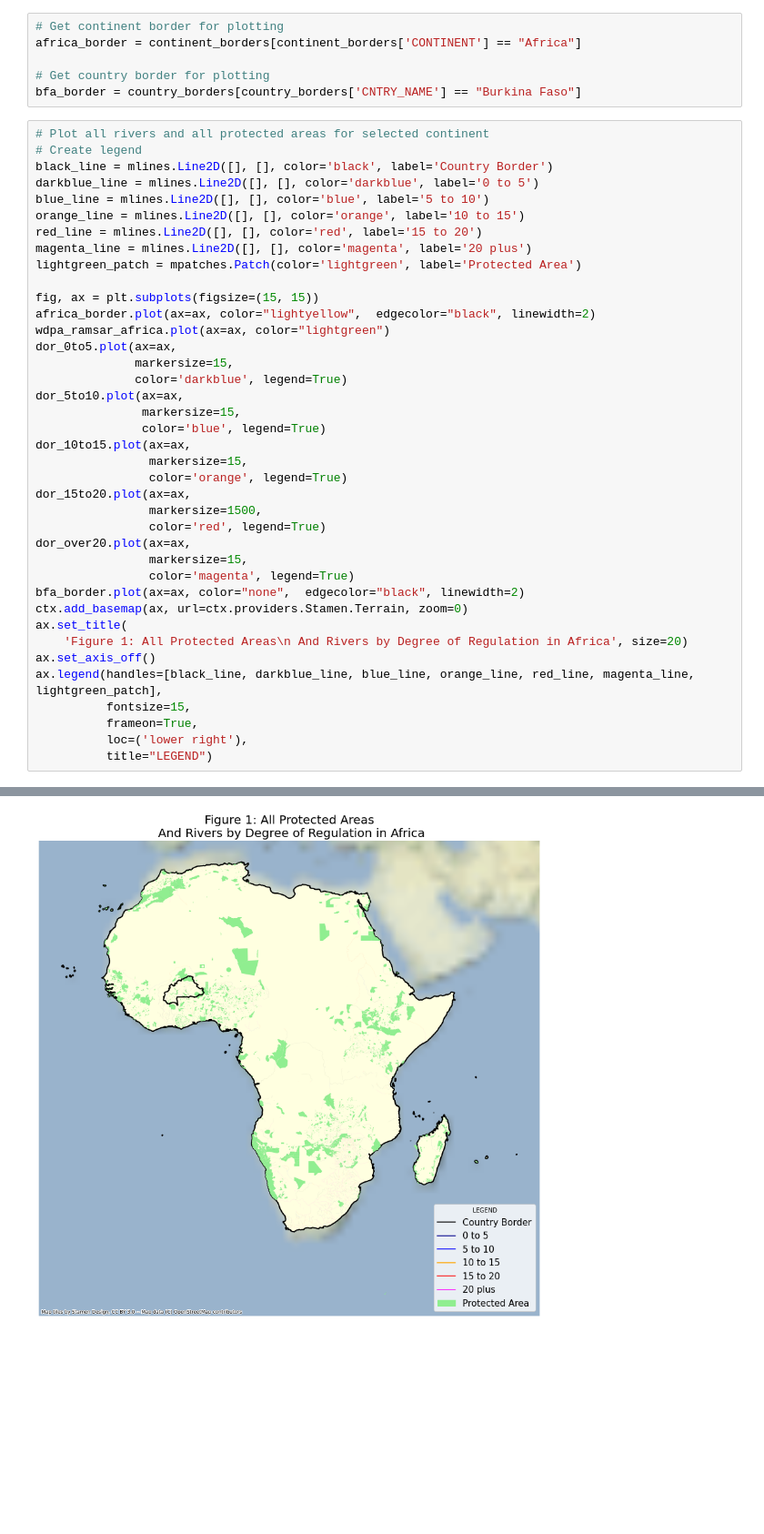
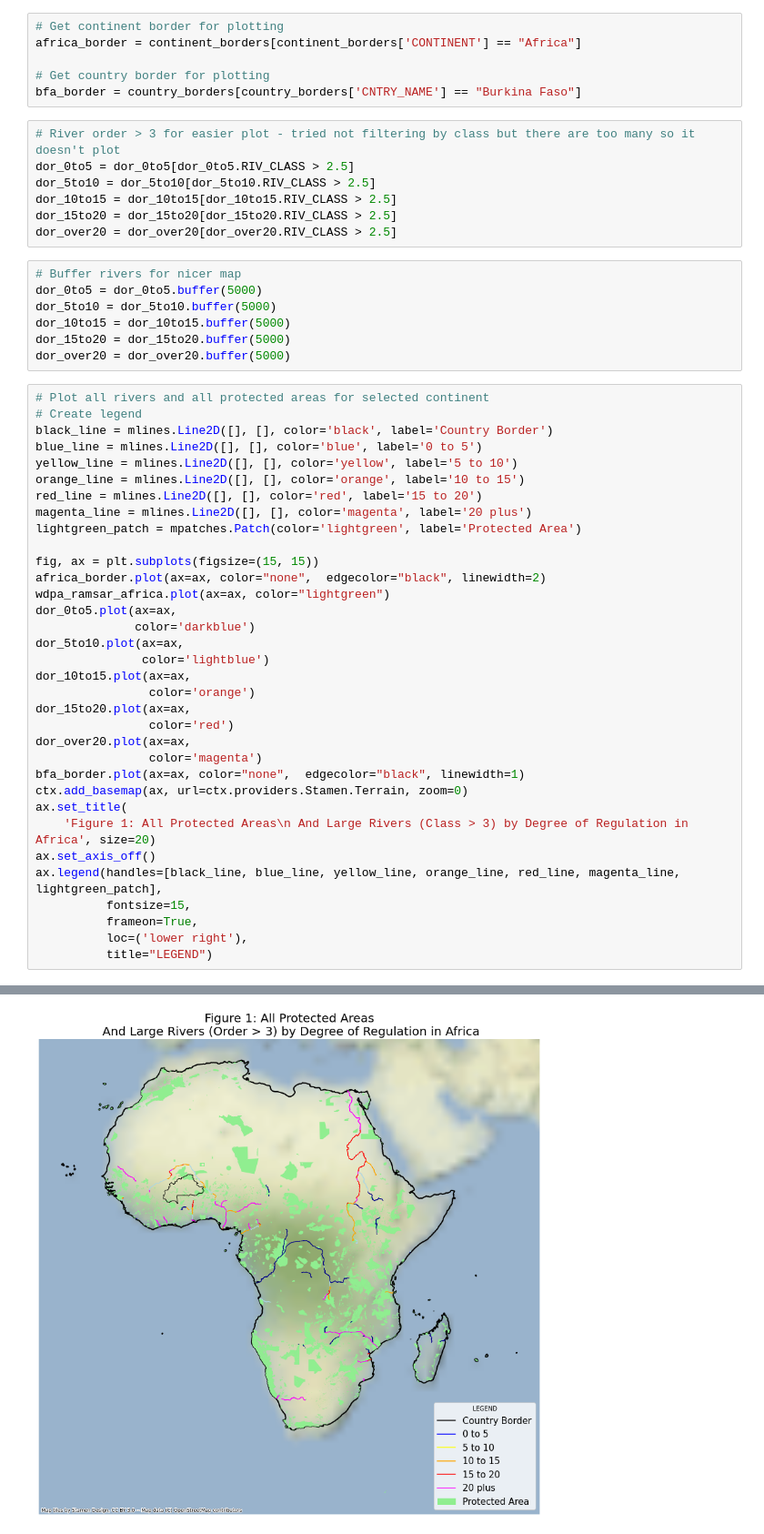
Before and after one commit to lherwehe/global-dam-impacts, a Jupyter notebook: exploration-notebooks/dam-impacts-on-protected-areas-visualization.ipynb, the cells around one changed output, grey strips where cells are left out. Shown: that part at 91% size. Drawn from its saved outputs; the diff is of its cells as text; blank space fills up the shorter version.

```diff
--- a/exploration-notebooks/dam-impacts-on-protected-areas-visualization.ipynb
+++ b/exploration-notebooks/dam-impacts-on-protected-areas-visualization.ipynb
@@ -362,48 +344,57 @@ africa_border = continent_borders[continent_borders['CONTINENT'] == "Africa"]
 
 # Get country border for plotting
 bfa_border = country_borders[country_borders['CNTRY_NAME'] == "Burkina Faso"]
+# %%
+# River order > 3 for easier plot - tried not filtering by class but there are too many so it doesn't plot
+dor_0to5 = dor_0to5[dor_0to5.RIV_CLASS > 2.5]
+dor_5to10 = dor_5to10[dor_5to10.RIV_CLASS > 2.5]
+dor_10to15 = dor_10to15[dor_10to15.RIV_CLASS > 2.5]
+dor_15to20 = dor_15to20[dor_15to20.RIV_CLASS > 2.5]
+dor_over20 = dor_over20[dor_over20.RIV_CLASS > 2.5]
+# %%
+# Buffer rivers for nicer map
+dor_0to5 = dor_0to5.buffer(5000)
+dor_5to10 = dor_5to10.buffer(5000)
+dor_10to15 = dor_10to15.buffer(5000)
+dor_15to20 = dor_15to20.buffer(5000)
+dor_over20 = dor_over20.buffer(5000)
 # %%
 # Plot all rivers and all protected areas for selected continent
 # Create legend
 black_line = mlines.Line2D([], [], color='black', label='Country Border')
-darkblue_line = mlines.Line2D([], [], color='darkblue', label='0 to 5')
-blue_line = mlines.Line2D([], [], color='blue', label='5 to 10')
+blue_line = mlines.Line2D([], [], color='blue', label='0 to 5')
+yellow_line = mlines.Line2D([], [], color='yellow', label='5 to 10')
 orange_line = mlines.Line2D([], [], color='orange', label='10 to 15')
 red_line = mlines.Line2D([], [], color='red', label='15 to 20')
 magenta_line = mlines.Line2D([], [], color='magenta', label='20 plus')
 lightgreen_patch = mpatches.Patch(color='lightgreen', label='Protected Area')
 
 fig, ax = plt.subplots(figsize=(15, 15))
-africa_border.plot(ax=ax, color="lightyellow",  edgecolor="black", linewidth=2)
+africa_border.plot(ax=ax, color="none",  edgecolor="black", linewidth=2)
 wdpa_ramsar_africa.plot(ax=ax, color="lightgreen")
 dor_0to5.plot(ax=ax,
-              markersize=15,
-              color='darkblue', legend=True)
+              color='darkblue')
 dor_5to10.plot(ax=ax,
-               markersize=15,
-               color='blue', legend=True)
+               color='lightblue')
 dor_10to15.plot(ax=ax,
-                markersize=15,
-                color='orange', legend=True)
+                color='orange')
 dor_15to20.plot(ax=ax,
-                markersize=1500,
-                color='red', legend=True)
+                color='red')
 dor_over20.plot(ax=ax,
-                markersize=15,
-                color='magenta', legend=True)
-bfa_border.plot(ax=ax, color="none",  edgecolor="black", linewidth=2)
+                color='magenta')
+bfa_border.plot(ax=ax, color="none",  edgecolor="black", linewidth=1)
 ctx.add_basemap(ax, url=ctx.providers.Stamen.Terrain, zoom=0)
 ax.set_title(
-    'Figure 1: All Protected Areas\n And Rivers by Degree of Regulation in Africa', size=20)
+    'Figure 1: All Protected Areas\n And Large Rivers (Class > 3) by Degree of Regulation in Africa', size=20)
 ax.set_axis_off()
-ax.legend(handles=[black_line, darkblue_line, blue_line, orange_line, red_line, magenta_line, lightgreen_patch],
+ax.legend(handles=[black_line, blue_line, yellow_line, orange_line, red_line, magenta_line, lightgreen_patch],
           fontsize=15,
           frameon=True,
           loc=('lower right'),
           title="LEGEND")
 # %% [output]
 <matplotlib.legend.Legend at 0x...>
-[figure, old version]
+[figure, new version]
 # %%
 # Plot all rivers and all protected areas for selected country
 fig, ax = plt.subplots(figsize=(10, 10))
```
Also changed, not shown: parts of 5 cells of this notebook.
